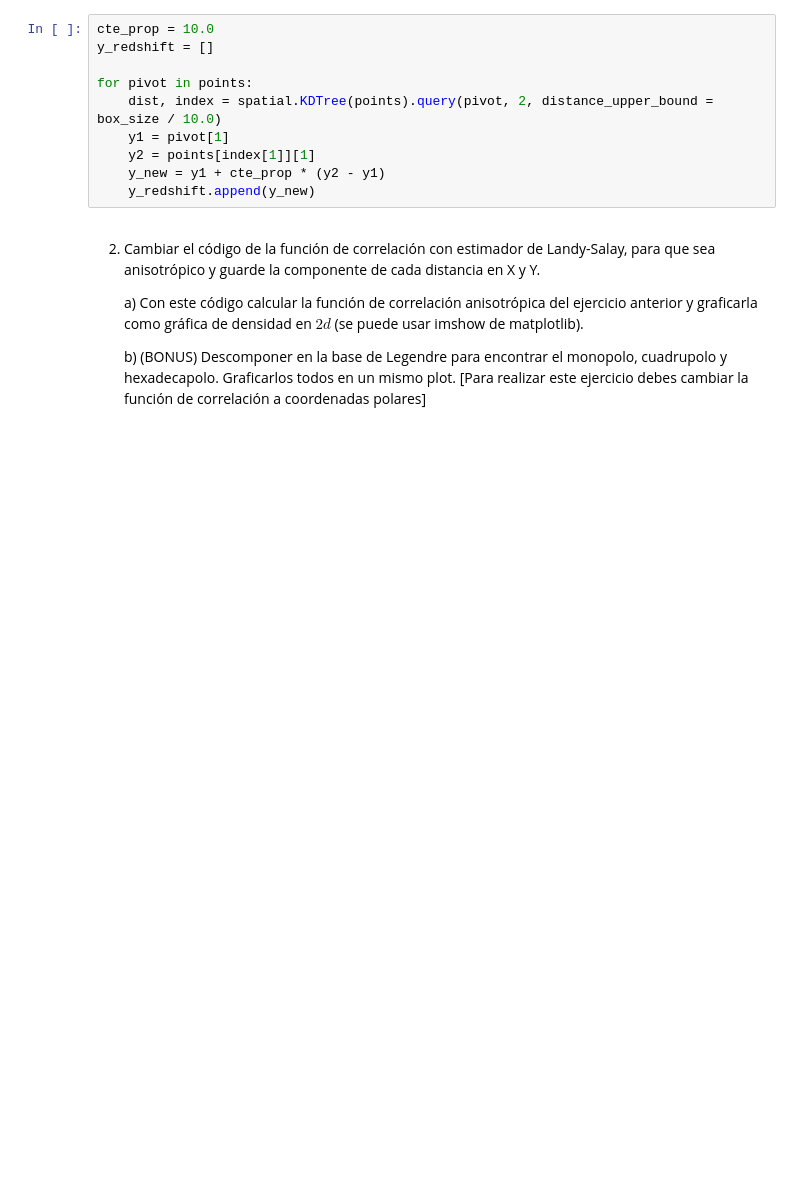
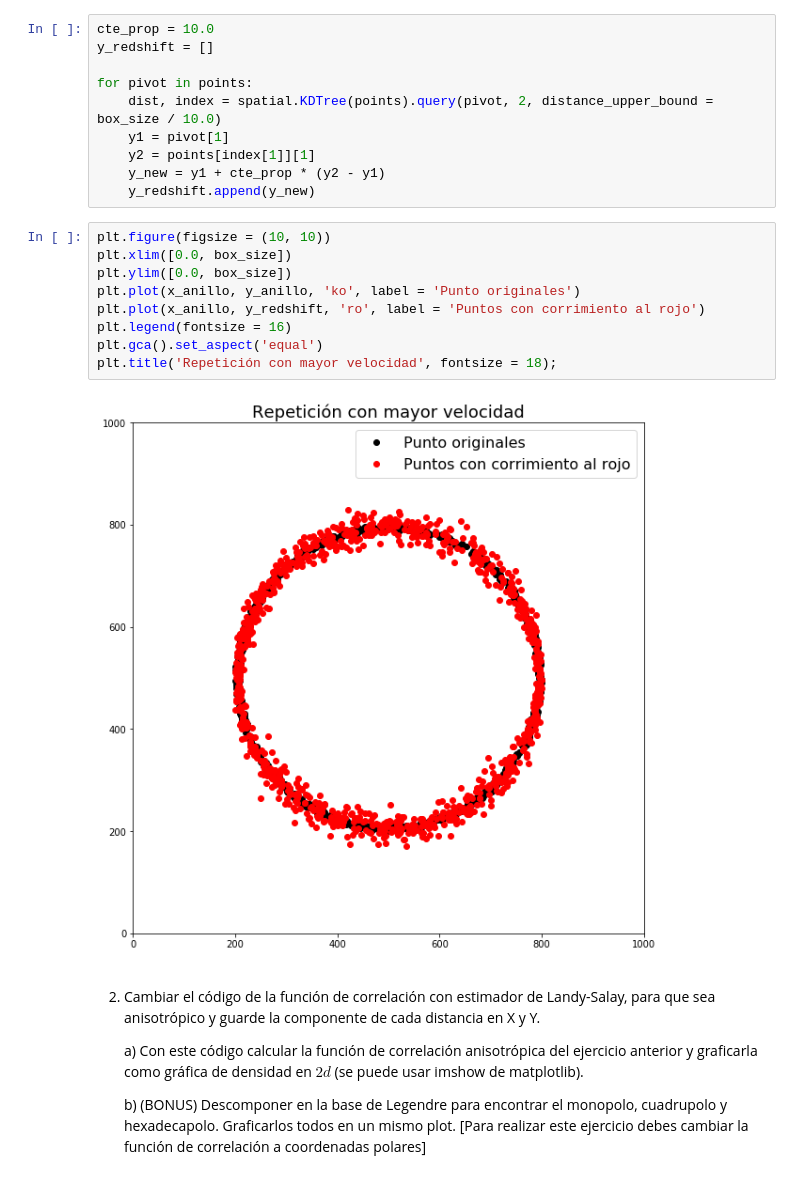
Before and after one commit to CosmoStats/cosmostats2018-Pagutri, a Jupyter notebook: 2daParte/Ejercicio4/ejercicios4.ipynb, the cells around one changed output. Saved outputs shown, nothing was run; the diff lists cells and outputs as text; blank space fills up the shorter version.

```diff
--- a/2daParte/Ejercicio4/ejercicios4.ipynb
+++ b/2daParte/Ejercicio4/ejercicios4.ipynb
@@ -63,6 +65,17 @@ for pivot in points:
     y2 = points[index[1]][1]
     y_new = y1 + cte_prop * (y2 - y1)
     y_redshift.append(y_new)
+# %%
+plt.figure(figsize = (10, 10))
+plt.xlim([0.0, box_size])
+plt.ylim([0.0, box_size])
+plt.plot(x_anillo, y_anillo, 'ko', label = 'Punto originales')
+plt.plot(x_anillo, y_redshift, 'ro', label = 'Puntos con corrimiento al rojo')
+plt.legend(fontsize = 16)
+plt.gca().set_aspect('equal')
+plt.title('Repetición con mayor velocidad', fontsize = 18);
+# %% [output]
+[figure, added]
 # %% [markdown]
 2. Cambiar el código de la función de correlación con estimador de Landy-Salay, para que sea anisotrópico y guarde la componente  de cada distancia en X y Y.
 
```
Also changed, not shown: parts of 2 cells of this notebook.
